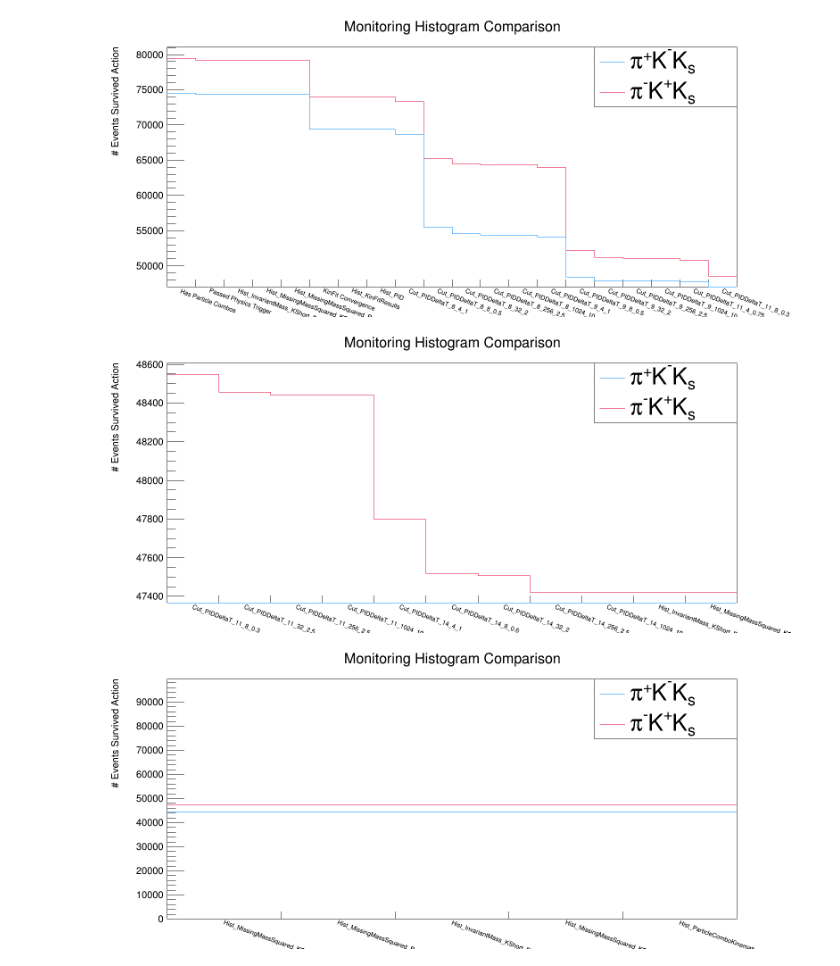
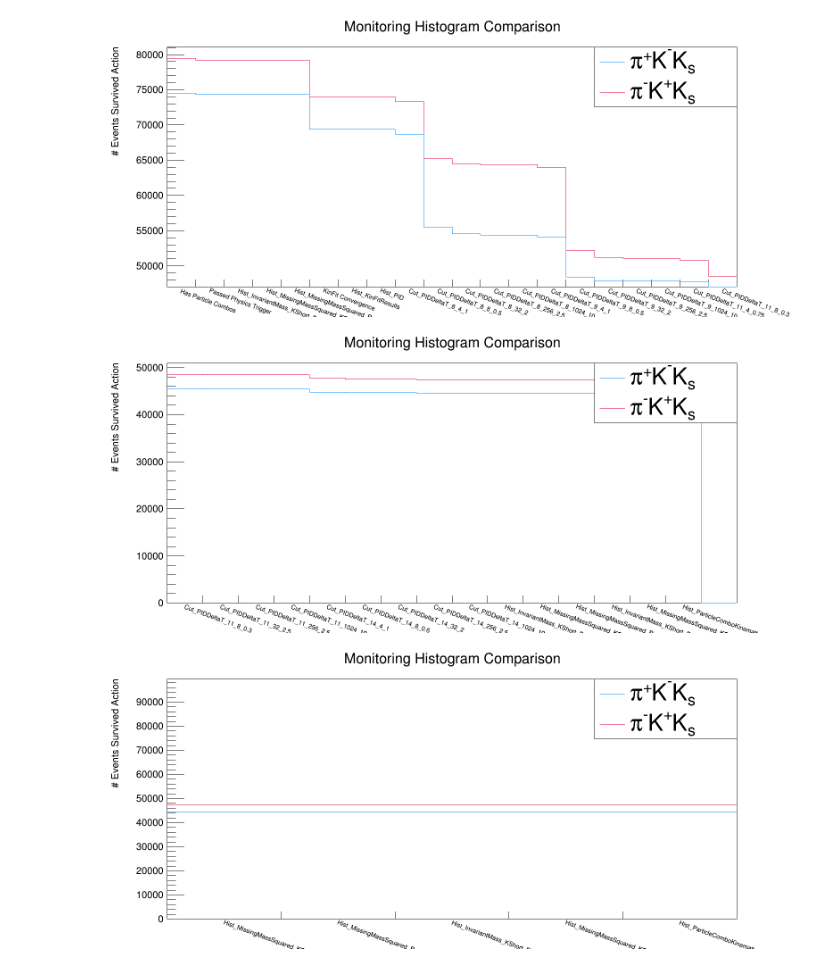
Before and after one commit to tylerviducic/gluex, a Jupyter notebook: scripts/acceptance_study/compare_monitoring_plots.ipynb, the cells around one changed output. Saved outputs shown, nothing was run; the diff lists cells and outputs as text; code cells hidden in the pictures.

```diff
--- a/scripts/acceptance_study/compare_monitoring_plots.ipynb
+++ b/scripts/acceptance_study/compare_monitoring_plots.ipynb
@@ -108,15 +107,15 @@ c1.Draw()
 # %% [output]
 [figure]
 # %%
-hist_pipkmks.GetXaxis().SetRangeUser(20, 30)
-hist_pimkpks.GetXaxis().SetRangeUser(20, 30)
+hist_pipkmks.GetXaxis().SetRangeUser(20, 35)
+hist_pimkpks.GetXaxis().SetRangeUser(20, 35)
 
 hist_pimkpks.Draw()
 hist_pipkmks.Draw("same")
 legend.Draw()
 c1.Draw()
 # %% [output]
-[figure, old version]
+[figure, new version]
 # %%
 hist_pipkmks.GetXaxis().SetRangeUser(30, 34)
 hist_pimkpks.GetXaxis().SetRangeUser(30, 34)
```
Also changed, not shown: parts of 1 cell of this notebook.
